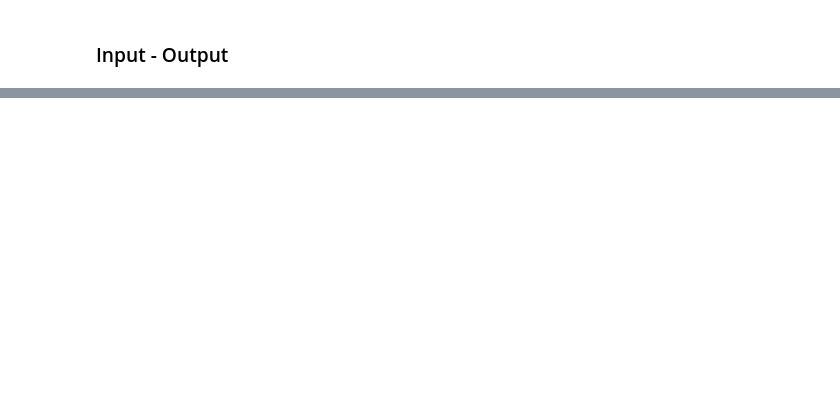
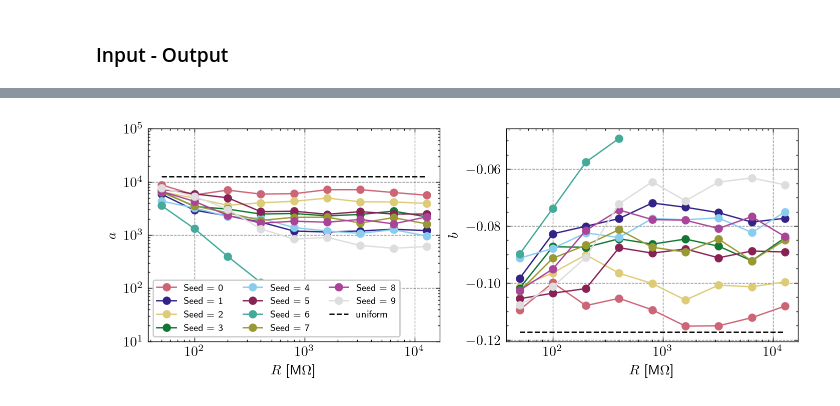
Before and after one commit to JonasMnsing/NanoNets, a Jupyter notebook: scripts/2_funding_period/WP2/step_input/nbk/step_input_resistance.ipynb, the cells around one changed output, grey strips where cells are left out. Saved outputs shown, nothing was run; the diff lists cells and outputs as text; code cells hidden in the pictures; blank space fills up the shorter version.

```diff
--- a/scripts/2_funding_period/WP2/step_input/nbk/step_input_resistance.ipynb
+++ b/scripts/2_funding_period/WP2/step_input/nbk/step_input_resistance.ipynb
@@ -67,0 +125,36 @@ with plt.style.context(["science","bright", "grid"]):
+# %%
+min_R = min(list(dic_R[seed].keys()))
+max_R = max(list(dic_R[seed].keys()))
+
+with plt.style.context(["science","muted","grid"]):
+
+    fig = plt.figure(dpi=200, layout='constrained')
+    fig.set_figwidth(fig.get_figwidth()*2)
+    ax  = fig.add_subplot(1,2,1)
+
+    for seed in range(10):
+        ax.plot(np.array(list(dic_R[seed].keys())), np.exp(dic_fits[seed][:,1]), 'o-', label=f'Seed = {seed}', ms=5)
+
+    ax.hlines(np.exp(fit_params_uniform[4,1]), min_R, max_R, colors='black', linestyles='dashed', label='uniform')
+
+    ax.set_ylabel('$a$')
+    ax.set_xlabel('$R$ [M$\Omega$]')
+    ax.set_yscale('log')
+    ax.set_xscale('log')
+    ax.set_ylim(1e1, 1e5)
+    ax.legend(fontsize='x-small', ncol=3)
+    ax  = fig.add_subplot(1,2,2)
+
+    for seed in range(10):
+        ax.plot(np.array(list(dic_R[seed].keys())), dic_fits[seed][:,0], 'o-', ms=5)
+
+    ax.hlines(fit_params_uniform[4,0], min_R, max_R, colors='black', linestyles='dashed', label='uniform')
+
+    ax.set_ylabel('$b$')
+    ax.set_xlabel('$N_{NP}$')
+    # ax.set_ylim(-1.2,0)
+    ax.set_xlabel('$R$ [M$\Omega$]')
+    ax.set_xscale('log')
+    fig.savefig("plots/I_O_fit_values_R.png")
+# %% [output]
+[figure, added]
```
Also changed, not shown: parts of 6 cells of this notebook, 30 other files.
